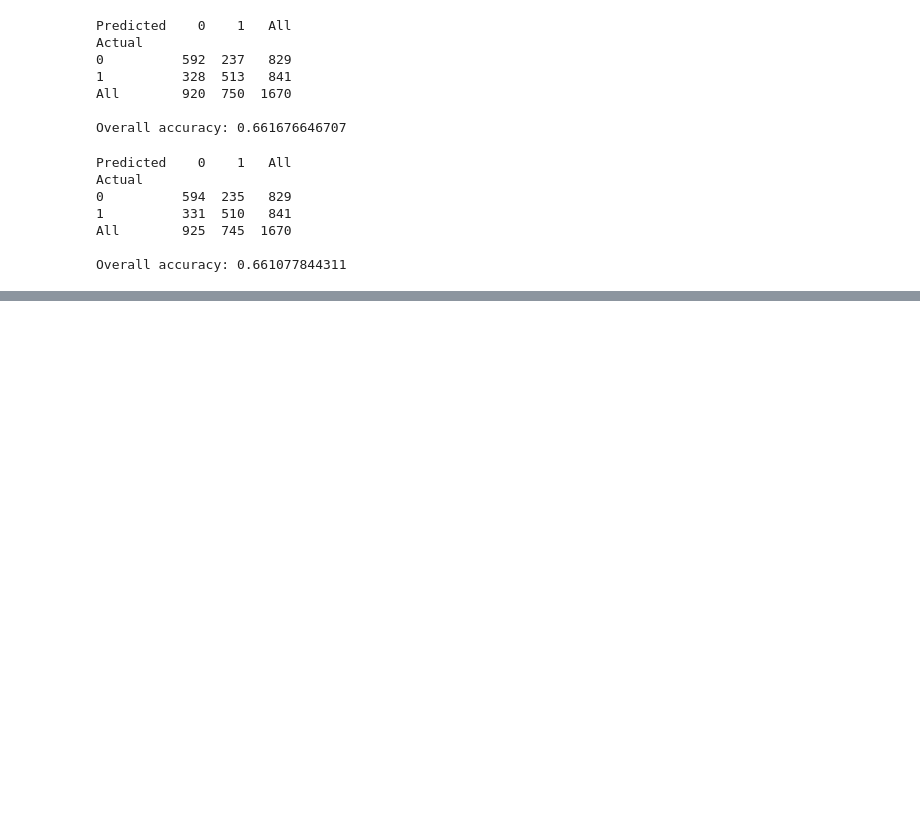
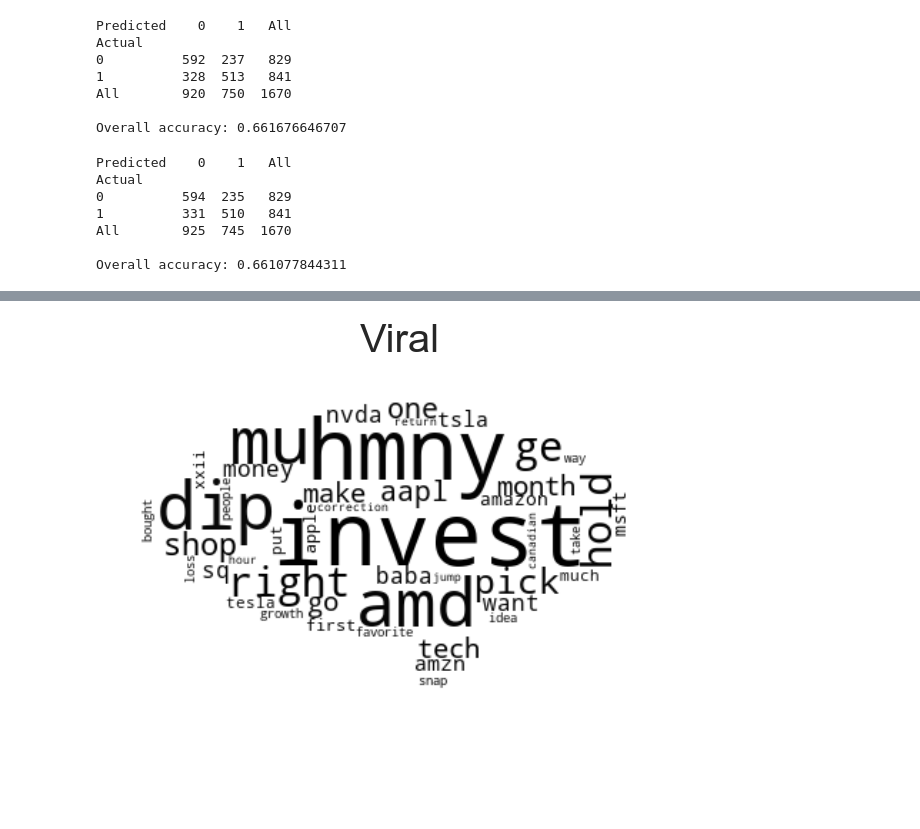
Before and after one commit to slevin886/Reddit_Stock_Subreddit, a Jupyter notebook: Reddit_Stock_Analysis.ipynb, the cells around one changed output, grey strips where cells are left out. Cells and saved outputs as stored; diff of their text form; code cells hidden in the pictures; blank space fills up the shorter version.

```diff
--- a/Reddit_Stock_Analysis.ipynb
+++ b/Reddit_Stock_Analysis.ipynb
@@ -332,0 +386,5 @@ Overall accuracy: 0.661077844311
+# %%
+unique_not_viral = [word for word in not_viral if not word in common_viral]
+unique_viral = [word for word in common_viral if not word in not_viral]
+common_both = [word for word in common_viral if word in not_viral]
+len(unique_not_viral)
@@ -332,0 +416,4 @@ Overall accuracy: 0.661077844311
+# %%
+word_image(unique_viral,'./outline.png', 'Viral', 0, 4 )
+# %% [output]
+[figure, added]
```
Also changed, not shown: parts of 18 cells of this notebook.
